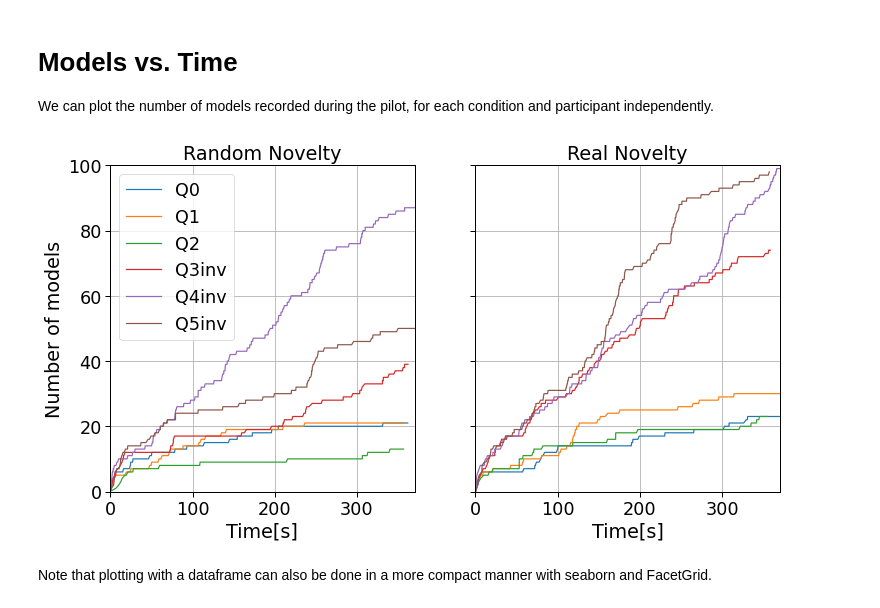
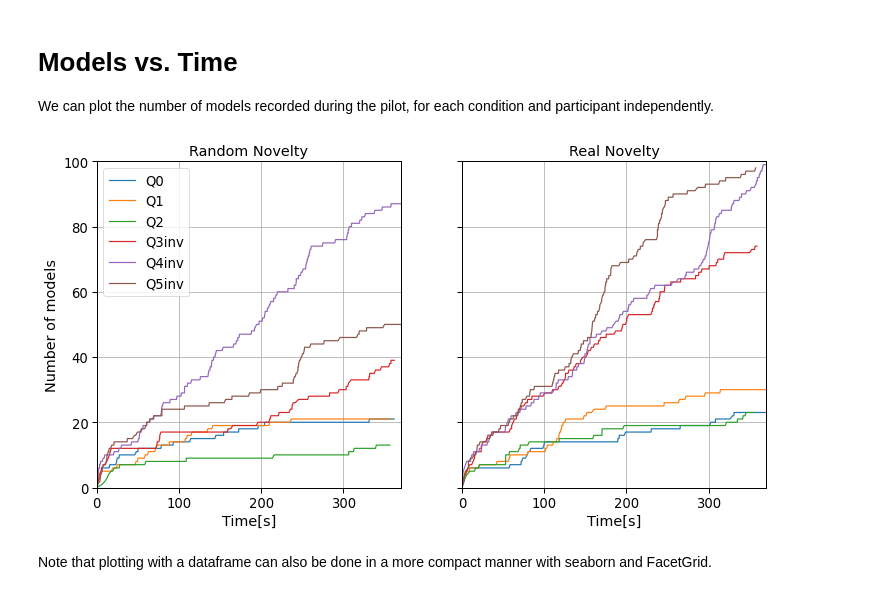
Before and after one commit to ircam-ismm/nime2022-elicitation-demo, a Jupyter notebook: notebooks/pilot_data.ipynb, the cells around one changed output. Cells and saved outputs as stored; diff of their text form; code cells hidden in the pictures.

```diff
--- a/notebooks/pilot_data.ipynb
+++ b/notebooks/pilot_data.ipynb
@@ -10,40 +10,40 @@ df = pd.read_csv('pilot_1.csv', index_col=0)
 # Models vs. Time
 We can plot the number of models recorded during the pilot, for each condition and participant independently.
 # %%
-sns.set_context('paper', font_scale=2)
+sns.set_context('paper', font_scale=1.5)
 fig, axs = plt.subplots(1, 2, figsize=(12, 6))
 
 for i, grp in select(df, condition='c1').groupby('user'):
     grp['then'] -= grp['then'].iloc[0]
     # grp['then'] = pd.to_datetime(grp['then'], unit='ms').dt.time
     grp['then'] /= 1000
     grp.plot('then', 'length', ax=axs[0], label=i)
 
 for i, grp in select(df, condition='c2').groupby('user'):
     grp['then'] -= grp['then'].iloc[0]
     # grp['then'] = pd.to_datetime(grp['then'], unit='ms').dt.time
     grp['then'] /= 1000
     grp.plot('then', 'length', ax=axs[1], label=i)
 
 axs[0].set_title('Random Novelty')
 axs[1].set_title('Real Novelty')
 
 for ax in axs:
     ax.set_xlim([0, 370])
     ax.set_ylim([0, 100])
     ax.set_xlabel('Time[s]')
     ax.set_ylabel('Number of models')
     ax.grid()
 
 axs[1].get_legend().remove()
 axs[1].set_ylabel('')
 axs[1].set_yticklabels([]);
 
 if True:
     fig.savefig('fig/model_time.png')
     fig.savefig('fig/model_time.pdf')
 # %% [output]
-[figure, old version]
+[figure, new version]
 # %% [markdown]
 Note that plotting with a dataframe can also be done in a more compact manner with seaborn and FacetGrid.
 # %%
```
Also changed, not shown: parts of 4 cells of this notebook.
